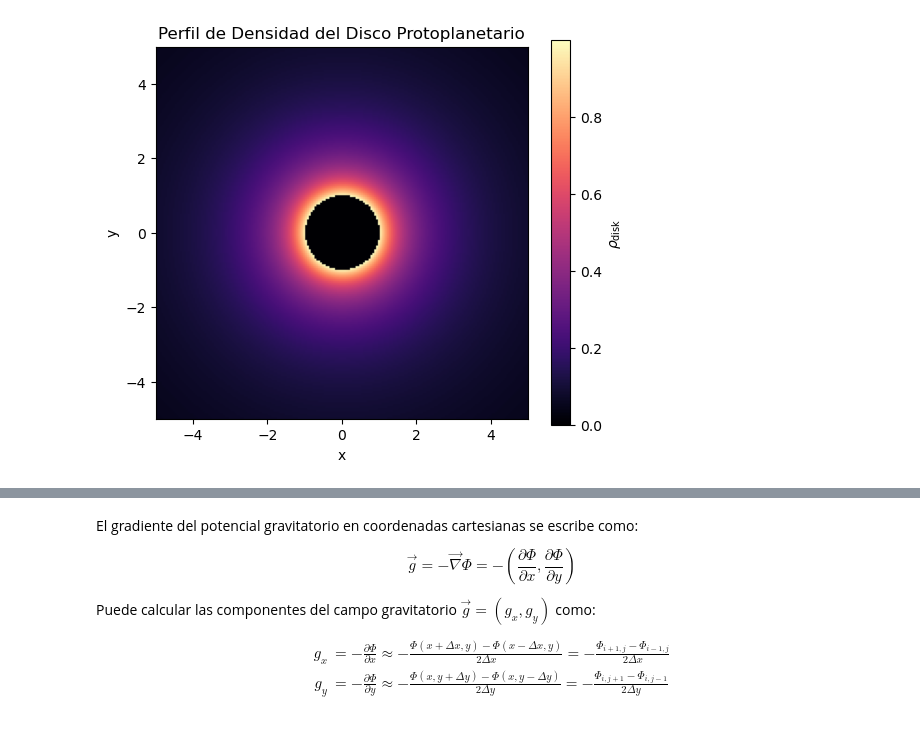
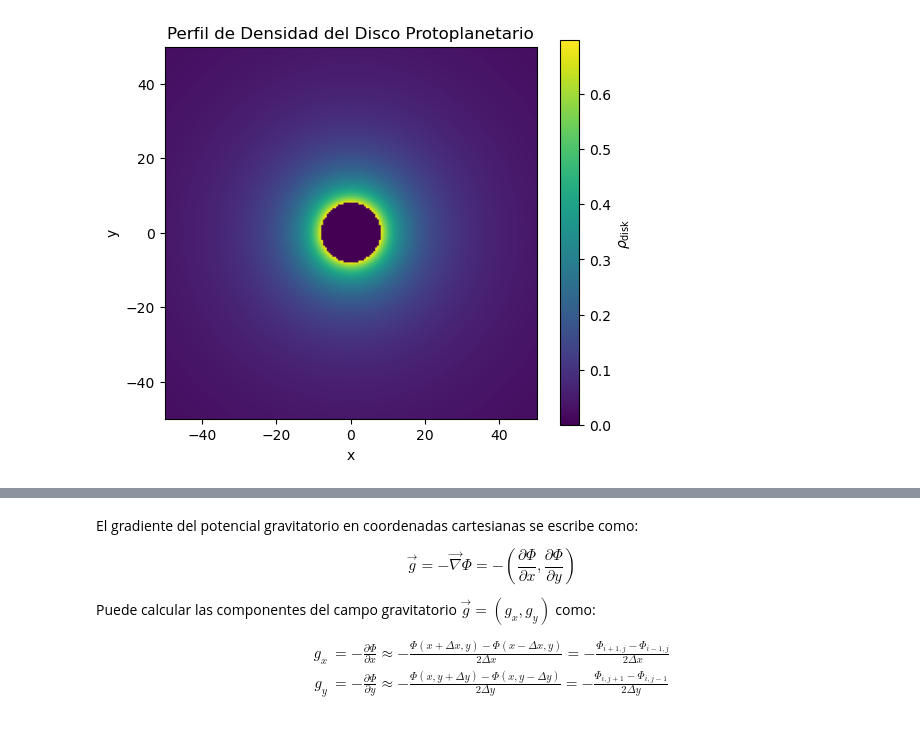
Before and after one commit to arc10132/Proyecto-Fisica-Computacional-4, a Jupyter notebook: Discos_Protoplanetarios.ipynb, the cells around one changed output, grey strips where cells are left out. Cells and saved outputs as stored; diff of their text form; code cells hidden in the pictures.

```diff
--- a/Discos_Protoplanetarios.ipynb
+++ b/Discos_Protoplanetarios.ipynb
@@ -8,31 +8,39 @@ from formulas import star_density
 from formulas import campo_gravitacional
 import numpy as np
 # %%
-#elegimos parametros generales para el disco
-rho_0 = 1.0 #densidad de referencia
-r_0 = 1.0 #radio de referencia
-p = 1.5 #indice de densidad
-r_min = 1.0 #radio del hueco interno
+
 
 #creamos la malla
-L = 5.0
-N = 200
+
+#creamos la malla
+
+au = 1 # 1 au
+Nx, Ny = 200, 200  #tamaño de la malla
+Lx, Ly = 50.0 * au, 50.0 * au  #dimensiones físicas del espacio en metros
+L = Lx
+N = Nx
 x = np.linspace(-L, L, N)
 y = np.linspace(-L, L, N)
 X, Y = np.meshgrid(x, y)
 R = np.sqrt(X**2 + Y**2)
-rho_disk = density_profile(R, rho_0, r_0, p, r_min)
+
+#elegimos parametros generales para el disco
+rho_0 = 0.5 #densidad de referencia
+r_0 = 10.0*au #radio de referencia
+p = 1.5 #indice de densidad
+r_min = 8.0*au #radio del hueco interno
 
 
+rho_disk = density_profile(R, rho_0, r_0, p, r_min)
 
 
 #graficamos
 plt.figure(figsize=(6,5))
-plt.imshow(rho_disk, extent=[-L, L, -L, L], origin='lower', cmap='magma')
+plt.imshow(rho_disk, extent=[-L, L, -L, L], origin='lower', cmap='viridis')
 plt.colorbar(label=r'$\rho_{\mathrm{disk}}$')
 plt.xlabel('x')
 plt.ylabel('y')
 plt.title('Perfil de Densidad del Disco Protoplanetario')
 plt.show()
 # %% [output]
-[figure, old version]
+[figure, new version]
```
Also changed, not shown: parts of 11 cells of this notebook, 2 other files.
